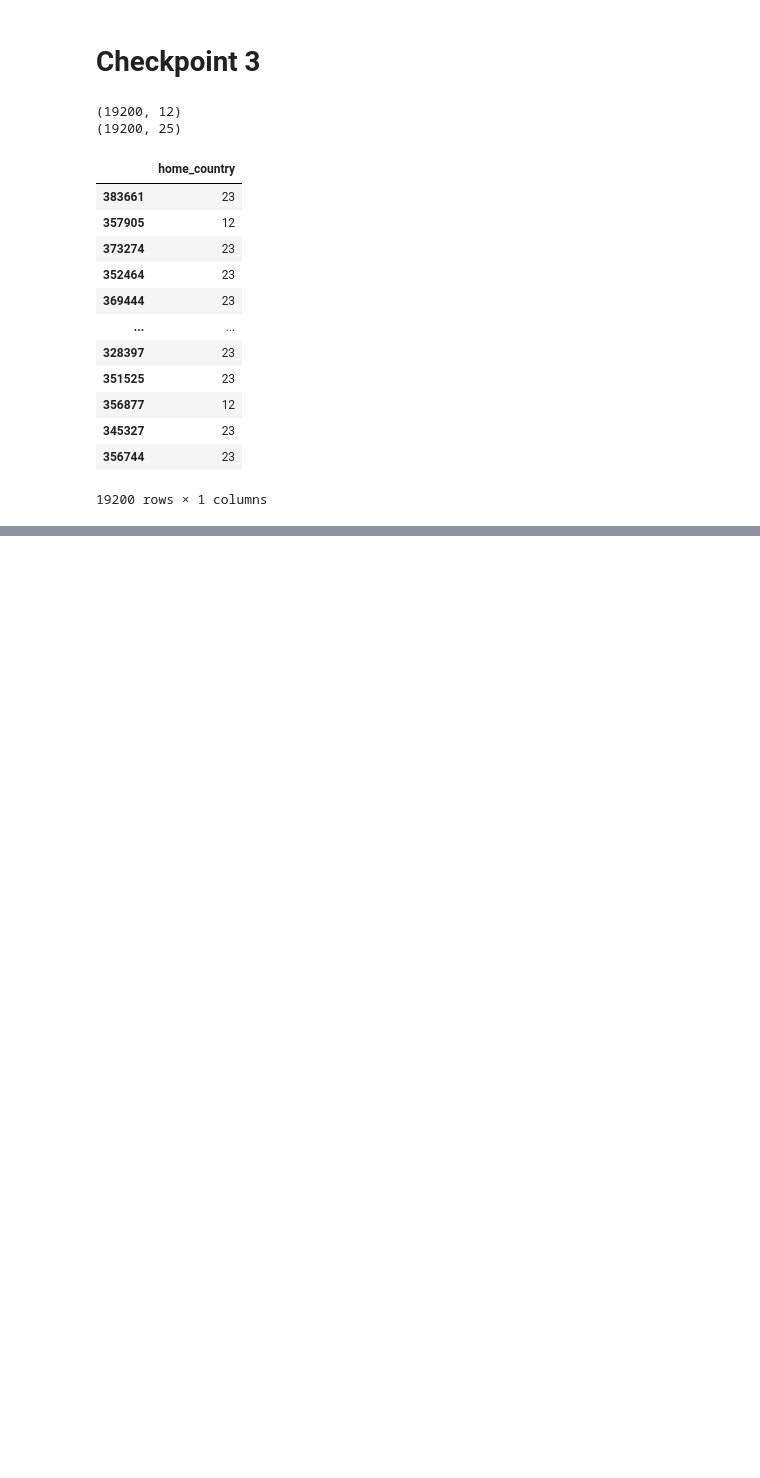
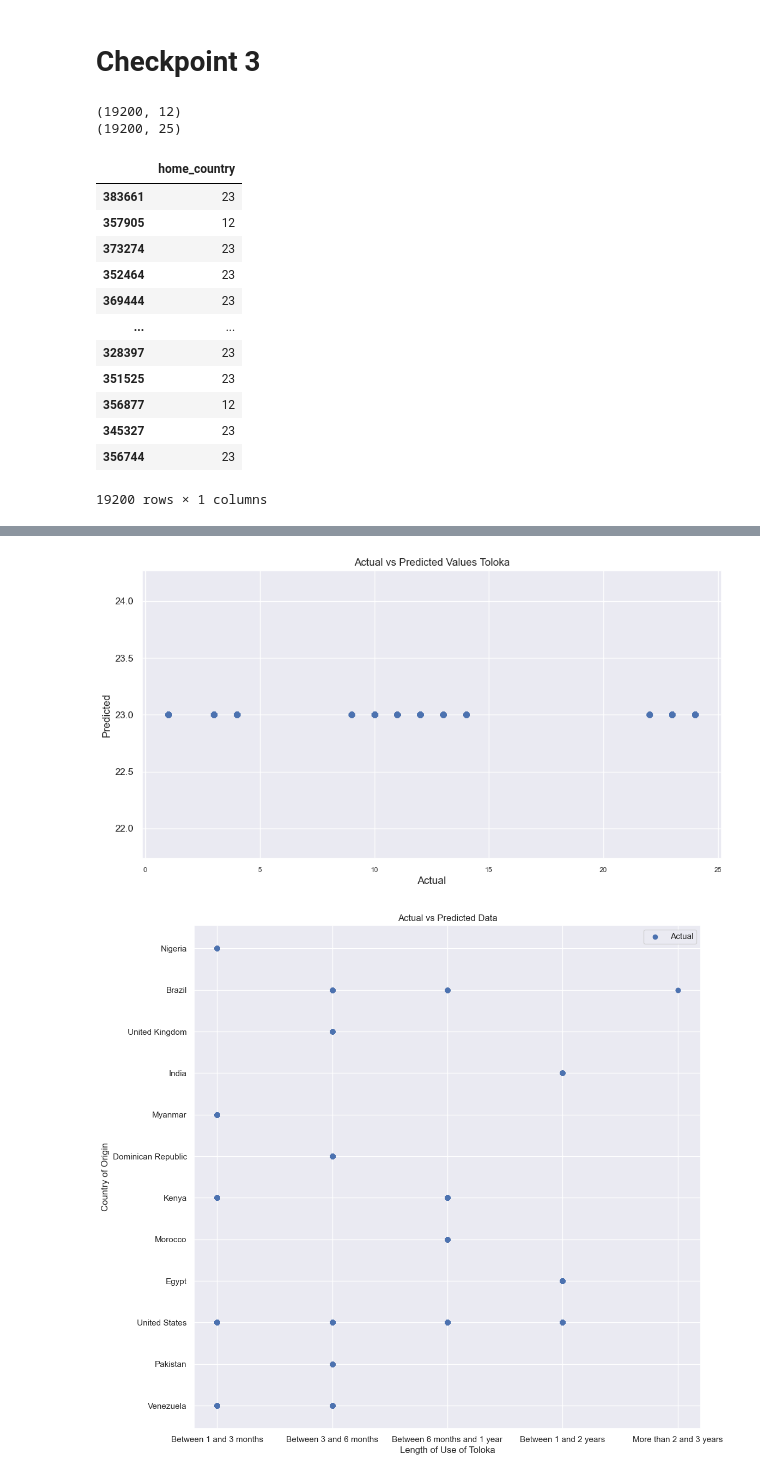
Before and after one commit to NicholasBerns/DataScienceProject, a Jupyter notebook: toloka_models.ipynb, the cells around one changed output, grey strips where cells are left out. Drawn from its saved outputs; the diff is of its cells as text; code cells hidden in the pictures; blank space fills up the shorter version.

```diff
--- a/toloka_models.ipynb
+++ b/toloka_models.ipynb
@@ -382,6 +382,7 @@ print(X_train.shape, y_train.shape)
 model = tf.keras.models.Sequential([
     tf.keras.Input(X_train.shape[1:]),
     tf.keras.layers.Dense(256, activation='relu'),
+    tf.keras.layers.Dense(256, activation='relu'),
     tf.keras.layers.Dense(128, activation='relu'),
     tf.keras.layers.Dense(64, activation = 'softmax'),
     tf.keras.layers.Dense(25, activation='softmax')
@@ -428,0 +432,54 @@ Epoch 50/50
+# %%
+from numpy import argmax
+
+# Predict using the "best" model picked earlier
+y_pred = model.predict(Xtest)
+
+y_test = Ytest
+y_predict = argmax(y_pred, axis=1)
+# print(y_pred[0][23])
+
+# Print out Mean Squared Error for predicted data and the data in the test set
+print("Mean Squared Error between predicted data and test set: ", mean_squared_error(y_predict, Ytest))
+
+#Inverts Encoding for the target home_country for the Test and Prediction
+# y_test = Encoders['home_country'].inverse_transform(Ytest)
+# y_predict = Encoders['home_country'].inverse_transform(y_pred)
+
+# Visualize actual vs predicted values
+plt.figure(figsize=(12, 6))
+plt.scatter(y_test, y_predict)
+plt.xlabel('Actual')
+plt.ylabel('Predicted')
+plt.xticks(fontsize=8)
+plt.title('Actual vs Predicted Values Toloka')
+plt.grid(True)
+plt.show()
+
+#Inverts Scale and Encoding for the X test predictor length_use
+X_length_use = pd.DataFrame(scale.inverse_transform(Xtest), columns=Xtest.columns)
+X_length_use['length_use'] = X_length_use['length_use'].astype(int)
+X_length_use = Encoders['length_use'].inverse_transform(X_length_use['length_use'])
+
+#Inverts Encoding for the target home_country for the Test and Prediction
+y_test = Encoders['home_country'].inverse_transform(Ytest)
+y_predict = Encoders['home_country'].inverse_transform(y_predict)
+
+#Original Test Values
+fig, ax = plt.subplots(1, 1, figsize=(12, 12))
+ax.scatter(X_length_use, y_test, color='b', label='Actual')
+ax.set_ylabel("Country of Origin")
+ax.set_xlabel("Length of Use of Toloka")
+ax.set_title("Actual vs Predicted Data")
+ax.legend()
+plt.show()
+
+#Prediction
+fig, ax = plt.subplots(1, 1, figsize=(12, 12))
+ax.scatter(X_length_use, y_predict, color='r', label='Predicted')
+ax.set_ylabel("Country of Origin")
+ax.set_xlabel("Length of Use of Toloka")
+ax.set_title("Predicted SVM Data")
+ax.legend()
+plt.show()
+# %% [output]
@@ -428,0 +488,2 @@ Epoch 50/50
+[figure, added]
+[figure, added]
```
Also changed, not shown: parts of 3 cells of this notebook, 1 other file.
